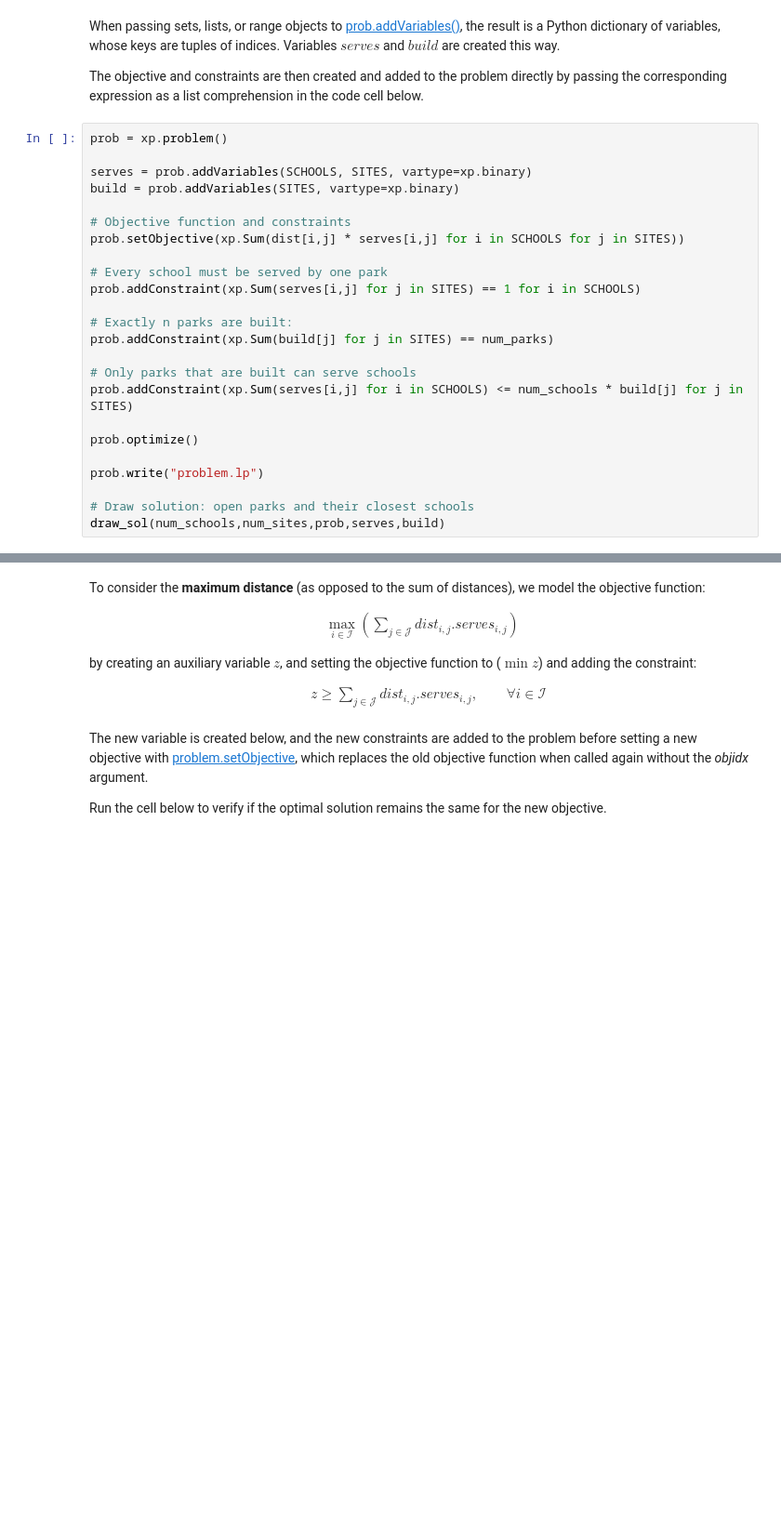
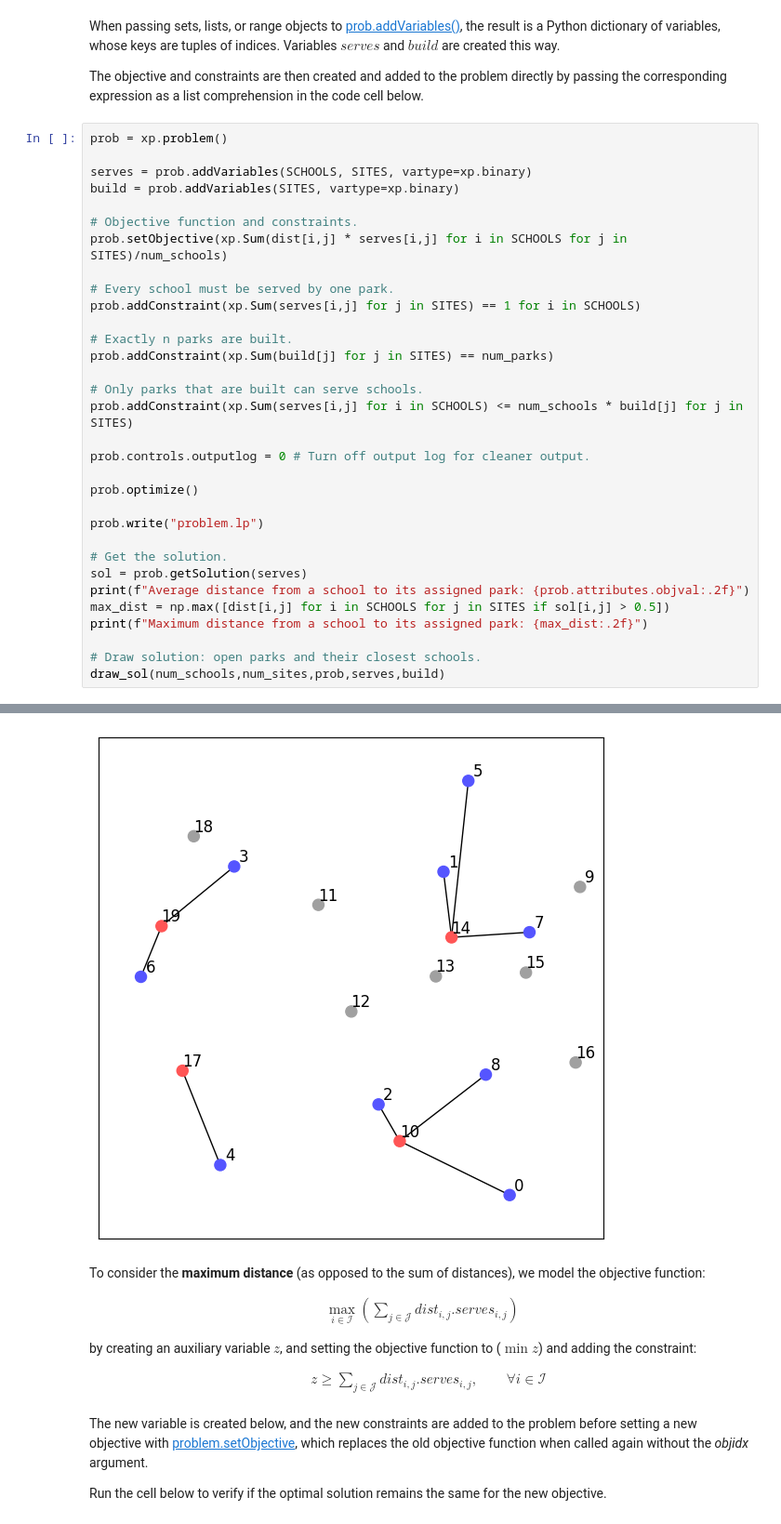
Before and after one commit to fico-xpress/python-notebooks, a Jupyter notebook: modeling_examples/facility_location.ipynb, the cells around one changed output, grey strips where cells are left out. Shown at 93% size. Saved outputs shown, nothing was run; the diff lists cells and outputs as text; blank space fills up the shorter version.

```diff
--- a/modeling_examples/facility_location.ipynb
+++ b/modeling_examples/facility_location.ipynb
@@ -138,21 +137,30 @@ prob = xp.problem()
 serves = prob.addVariables(SCHOOLS, SITES, vartype=xp.binary)
 build = prob.addVariables(SITES, vartype=xp.binary)
 
-# Objective function and constraints
-prob.setObjective(xp.Sum(dist[i,j] * serves[i,j] for i in SCHOOLS for j in SITES))
+# Objective function and constraints.
+prob.setObjective(xp.Sum(dist[i,j] * serves[i,j] for i in SCHOOLS for j in SITES)/num_schools)
 
-# Every school must be served by one park
+# Every school must be served by one park.
 prob.addConstraint(xp.Sum(serves[i,j] for j in SITES) == 1 for i in SCHOOLS)
 
-# Exactly n parks are built:
+# Exactly n parks are built.
 prob.addConstraint(xp.Sum(build[j] for j in SITES) == num_parks)
 
-# Only parks that are built can serve schools
+# Only parks that are built can serve schools.
 prob.addConstraint(xp.Sum(serves[i,j] for i in SCHOOLS) <= num_schools * build[j] for j in SITES)
+
+prob.controls.outputlog = 0 # Turn off output log for cleaner output.
 
 prob.optimize()
 
 prob.write("problem.lp")
 
-# Draw solution: open parks and their closest schools
+# Get the solution.
+sol = prob.getSolution(serves)
+print(f"Average distance from a school to its assigned park: {prob.attributes.objval:.2f}")
+max_dist = np.max([dist[i,j] for i in SCHOOLS for j in SITES if sol[i,j] > 0.5])
+print(f"Maximum distance from a school to its assigned park: {max_dist:.2f}")
+
+# Draw solution: open parks and their closest schools.
 draw_sol(num_schools,num_sites,prob,serves,build)
+# %% [output]
@@ -159,3 +169,4 @@ draw_sol(num_schools,num_sites,prob,serves,build)
+[figure, added]
 # %% [markdown]
 To consider the **maximum distance** (as opposed to the sum of distances), we model the objective function:
 
```
Also changed, not shown: parts of 6 cells of this notebook.
